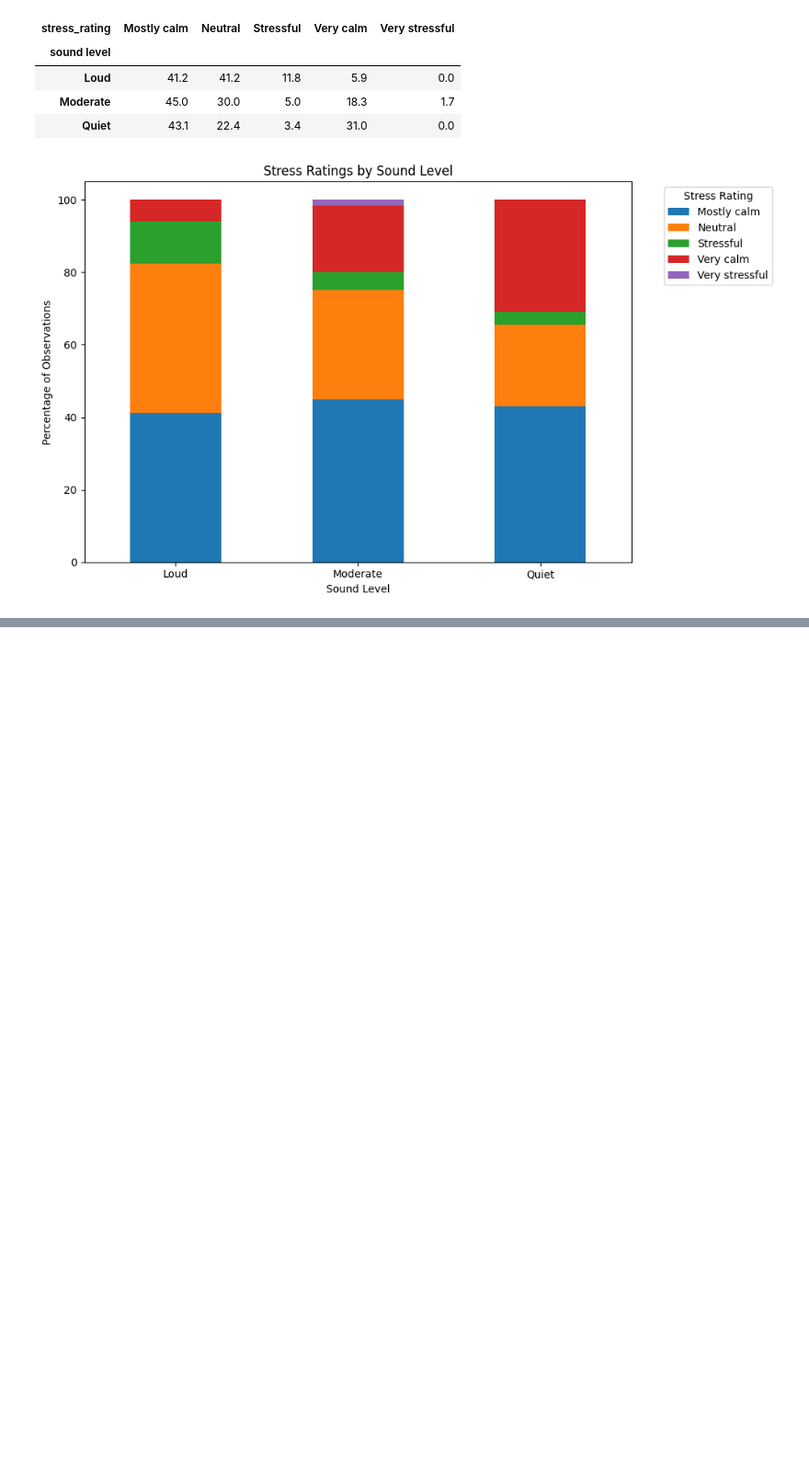
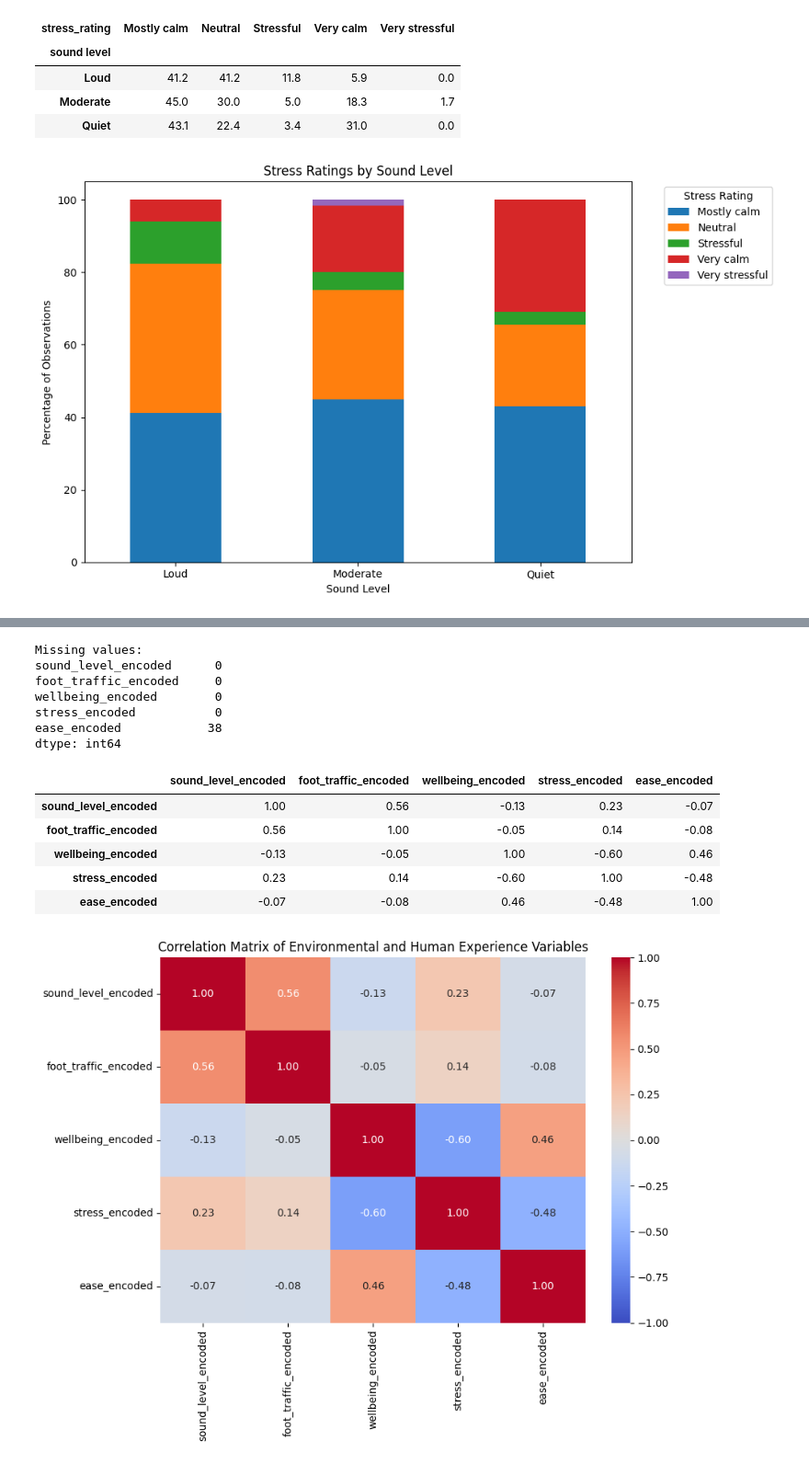
Before and after one commit to Beatricepapi/ml-campus_data_project-colab, a Jupyter notebook: Beatrice_Papi_Machine_Learning_with_Python_Project.ipynb, the cells around one changed output, grey strips where cells are left out. Shown at 92% size. Drawn from its saved outputs; the diff is of its cells as text; code cells hidden in the pictures; blank space fills up the shorter version.

```diff
--- a/Beatrice_Papi_Machine_Learning_with_Python_Project.ipynb
+++ b/Beatrice_Papi_Machine_Learning_with_Python_Project.ipynb
@@ -333,0 +427,19 @@ This graph helped me begin investigating the relationship between environmental
+# %%
+sound_mapping = {
+    'Quiet': 0,
+    'Moderate': 1,
+    'Loud': 2
+}
+
+#Create a new numerical column for sound levels
+df_clean['sound_level_encoded'] = df_clean['sound level'].map(sound_mapping)
+
+display(
+    df_clean[['sound level', 'sound_level_encoded']]
+    .drop_duplicates()
+    .sort_values(by='sound_level_encoded')
+)
+
+#Check for missing or unmapped values
+print("\nUnmapped values:")
+print(df_clean['sound_level_encoded'].isnull().sum())
@@ -333,0 +719,52 @@ This graph helped me begin investigating the relationship between environmental
+# %%
+import pandas as pd
+import matplotlib.pyplot as plt
+import seaborn as sns
+
+correlation_columns = [
+    'sound_level_encoded',
+    'foot_traffic_encoded',
+    'wellbeing_encoded',
+    'stress_encoded',
+    'ease_encoded'
+]
+
+correlation_data = df_clean[correlation_columns]
+
+print("Missing values:")
+print(correlation_data.isnull().sum())
+
+correlation_matrix = correlation_data.corr(method='spearman')
+
+display(correlation_matrix.round(2))
+
+plt.figure(figsize=(9, 7))
+
+sns.heatmap(
+    correlation_matrix,
+    annot=True,
+    cmap='coolwarm',
+    vmin=-1,
+    vmax=1,
+    center=0,
+    fmt='.2f'
+)
+
+plt.title('Correlation Matrix of Environmental and Human Experience Variables')
+plt.tight_layout()
+plt.show()
+# %% [output]
+Missing values:
+sound_level_encoded      0
+foot_traffic_encoded     0
+wellbeing_encoded        0
+stress_encoded           0
+ease_encoded            38
+dtype: int64
+|  | sound_level_encoded | foot_traffic_encoded | wellbeing_encoded | stress_encoded | ease_encoded |
+| sound_level_encoded | 1.00 | 0.56 | -0.13 | 0.23 | -0.07 |
+| foot_traffic_encoded | 0.56 | 1.00 | -0.05 | 0.14 | -0.08 |
+| wellbeing_encoded | -0.13 | -0.05 | 1.00 | -0.60 | 0.46 |
+| stress_encoded | 0.23 | 0.14 | -0.60 | 1.00 | -0.48 |
+| ease_encoded | -0.07 | -0.08 | 0.46 | -0.48 | 1.00 |
+[figure, added]
```
Also changed, not shown: parts of 55 cells of this notebook.
